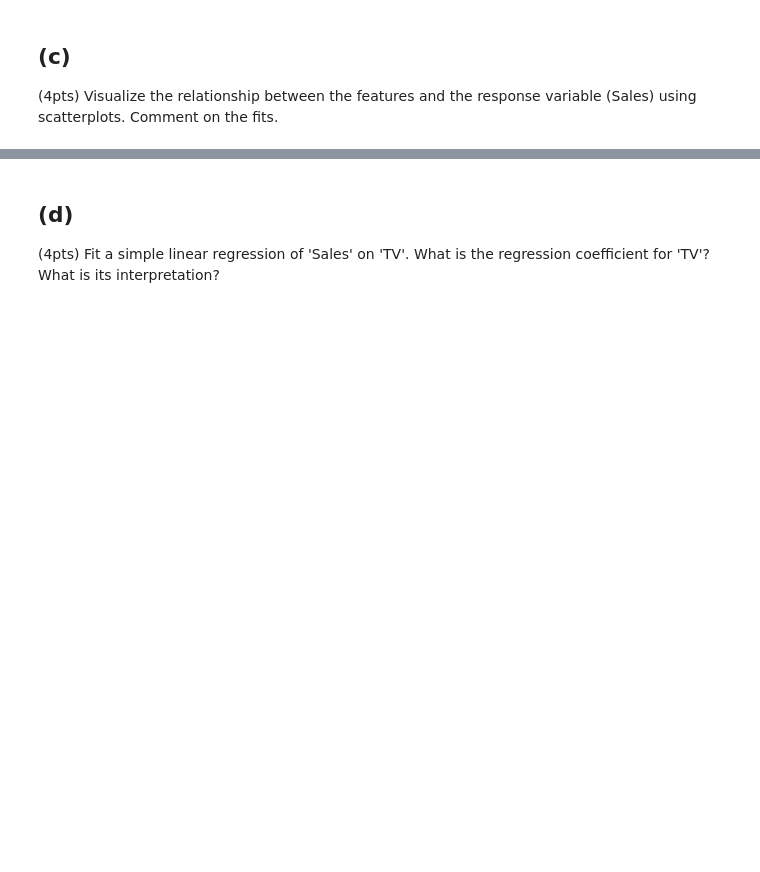
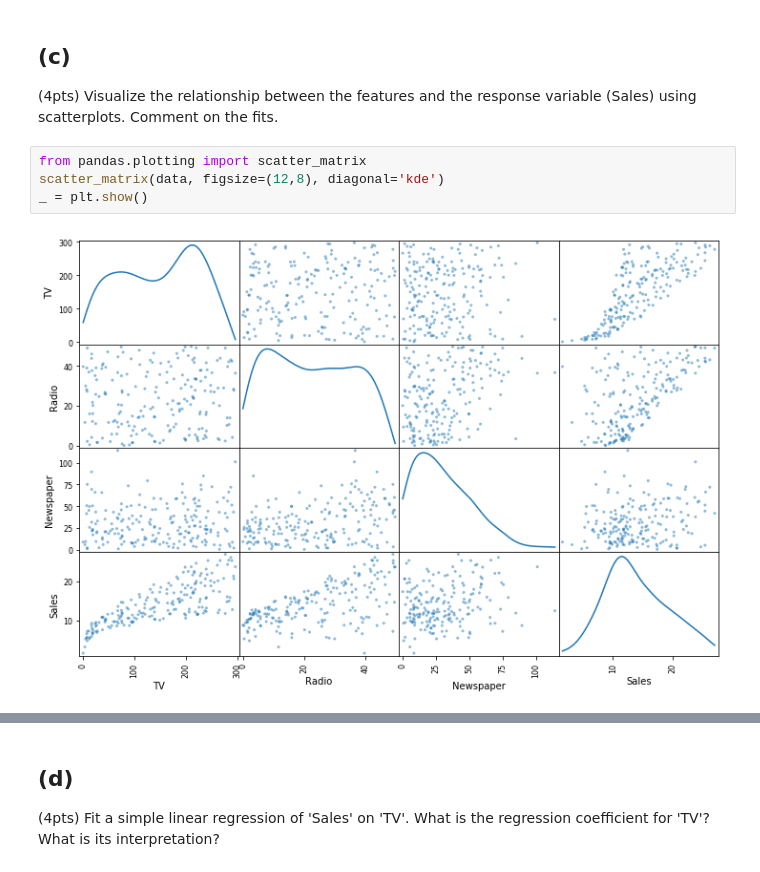
Before and after one commit to jsigee87/data_science_principles, a Jupyter notebook: hw_2/HW2.ipynb, the cells around one changed output, grey strips where cells are left out. Cells and saved outputs as stored; diff of their text form; blank space fills up the shorter version.

```diff
--- a/hw_2/HW2.ipynb
+++ b/hw_2/HW2.ipynb
@@ -260,3 +254,9 @@ Sales cutoff:   $27.94
 # %% [markdown]
 ## (c)
 (4pts) Visualize the relationship between the features and the response variable (Sales) using scatterplots. Comment on the fits.
+# %%
+from pandas.plotting import scatter_matrix
+scatter_matrix(data, figsize=(12,8), diagonal='kde')
+_ = plt.show()
+# %% [output]
+[figure, added]
```
Also changed, not shown: parts of 10 cells of this notebook.
